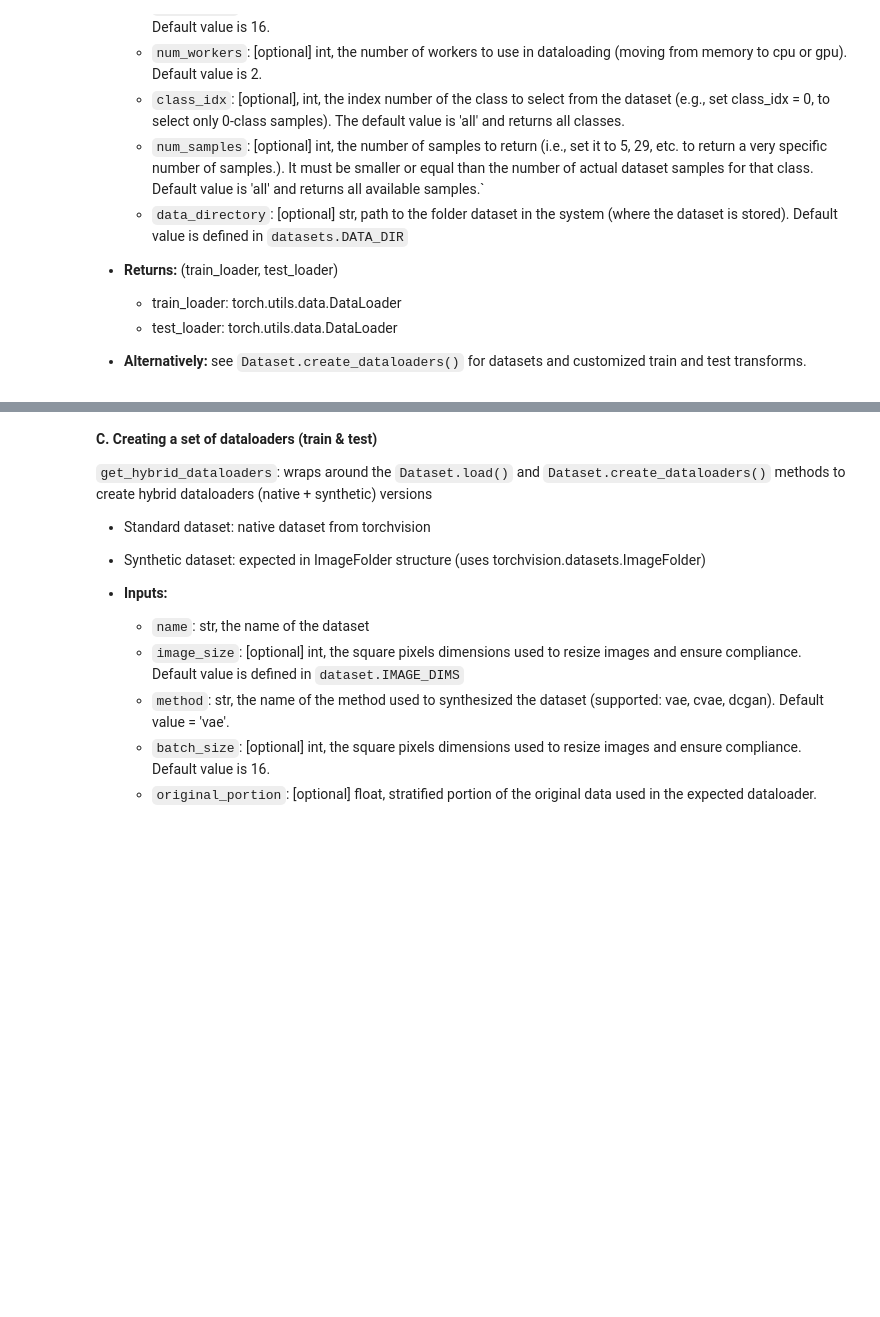
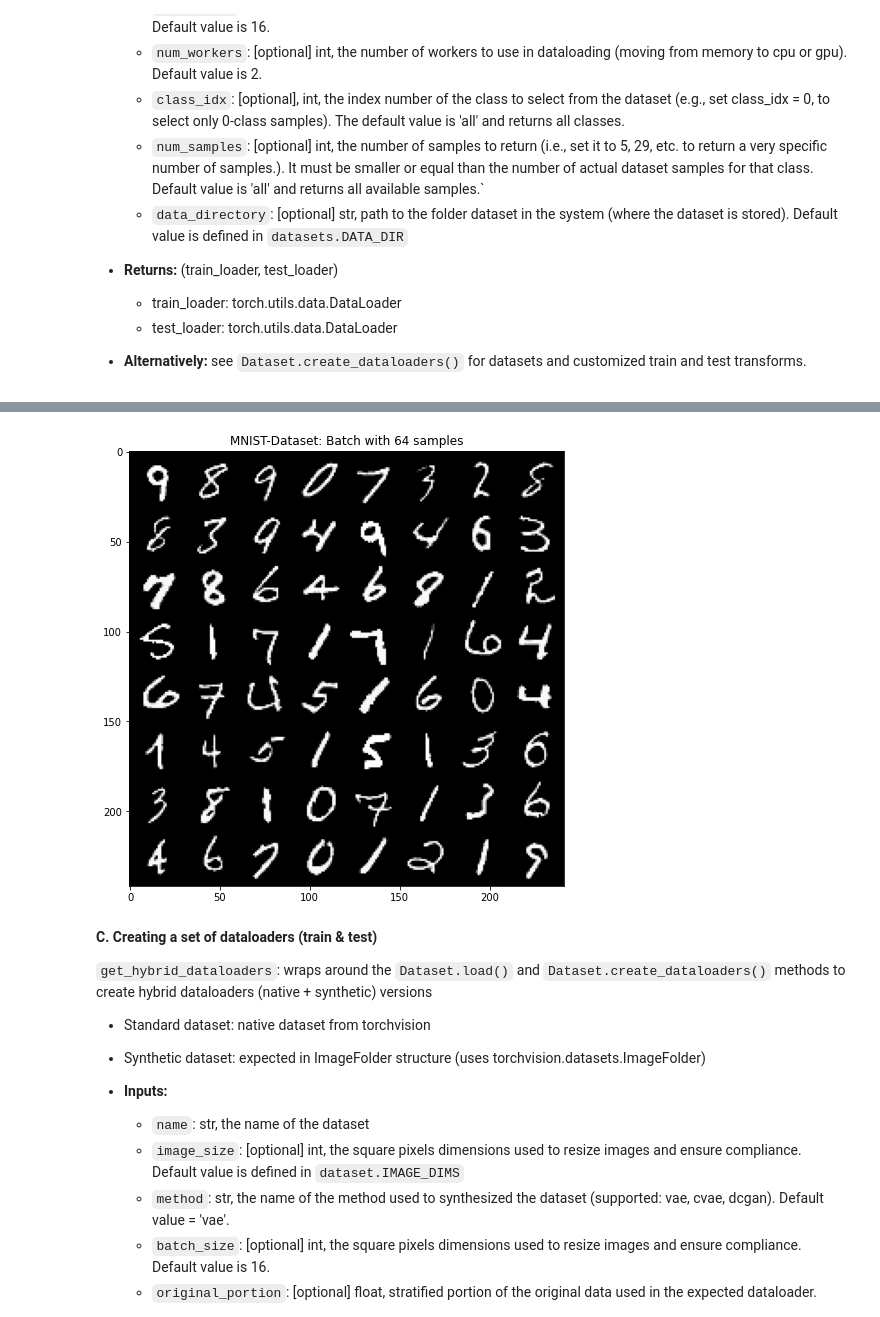
Before and after one commit to twosixlabs/csl, a Jupyter notebook: documents/example_01_dataloaders.ipynb, the cells around one changed output, grey strips where cells are left out. Drawn from its saved outputs; the diff is of its cells as text; code cells hidden in the pictures; blank space fills up the shorter version.

```diff
--- a/documents/example_01_dataloaders.ipynb
+++ b/documents/example_01_dataloaders.ipynb
@@ -78,5 +72,6 @@ train_loader, test_loader = dset.get_dataloaders(DS_NAME, batch_size=BATCH_SIZE)
 
 # visualize the batch
 batch, labels = next(iter(train_loader))
-plot_title = f"{DS_NAME}-Dataset: Sample Batch ({BATCH_SIZE}x{BATCH_SIZE})"
+plot_title = f"{DS_NAME.upper()}-Dataset: Batch with {BATCH_SIZE} samples"
 cutils.visualize_batch(batch, plot_title=plot_title, grid_dims=BATCH_SIZE**.5)
+# %% [output]
@@ -83,3 +80,4 @@ cutils.visualize_batch(batch, plot_title=plot_title, grid_dims=BATCH_SIZE**.5)
+[figure, added]
 # %% [markdown]
 **C. Creating a set of dataloaders (train & test)**
 
```
Also changed, not shown: parts of 5 cells of this notebook.
